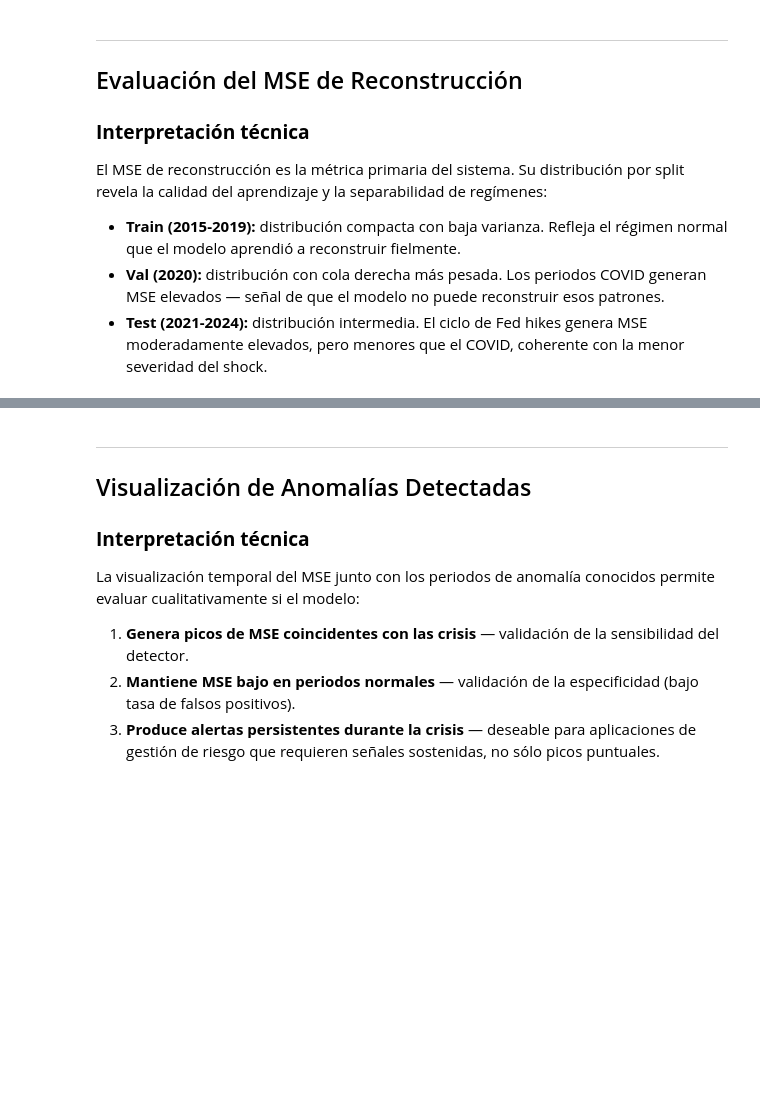
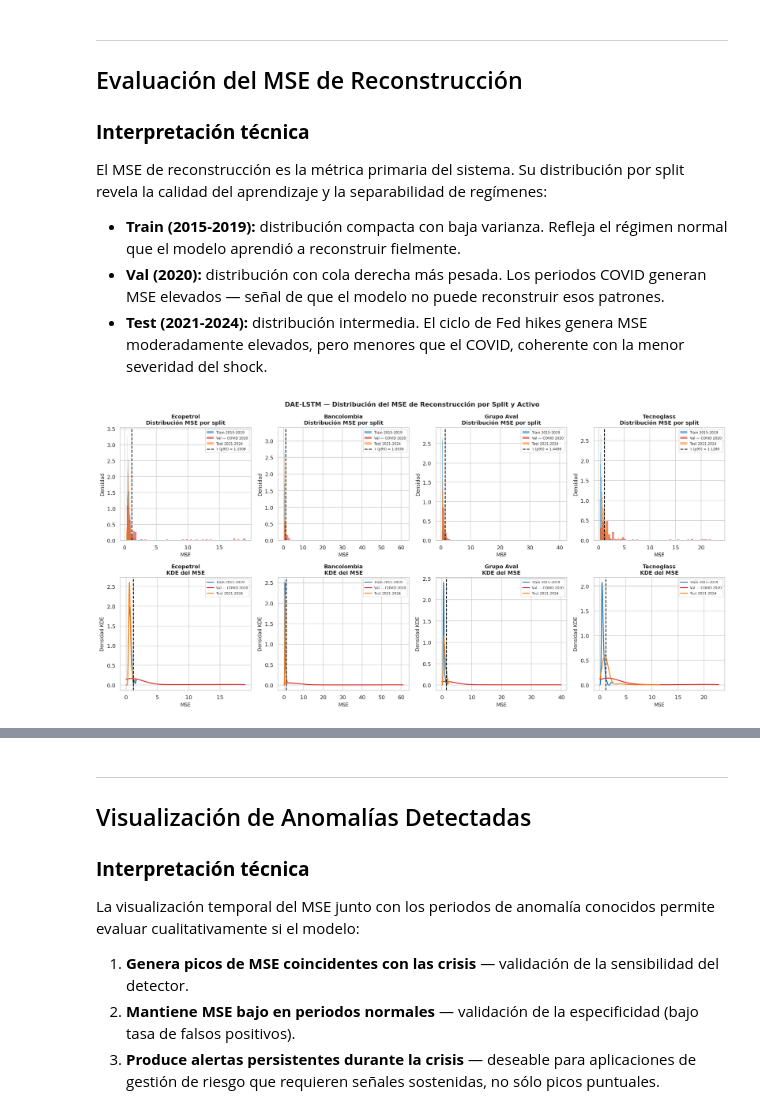
Before and after one commit to MariFraRi/anomaly-detection-colombian-stocks-autoencoder, a Jupyter notebook: notebooks/Notebook_05_Evaluacion.ipynb, the cells around one changed output, grey strips where cells are left out. Saved outputs shown, nothing was run; the diff lists cells and outputs as text; code cells hidden in the pictures; blank space fills up the shorter version.

```diff
--- a/notebooks/Notebook_05_Evaluacion.ipynb
+++ b/notebooks/Notebook_05_Evaluacion.ipynb
@@ -459,41 +495,41 @@ for j, ticker in enumerate(TICKERS):
     axes[0, j].axvline(tau_val, color='black', linewidth=1.6,
                        linestyle='--',
                        label=f'τ (p{THRESHOLD_P}) = {tau_val:.4f}')
-    axes[0, j].set_title(f'{NAMES[ticker]}
-Distribución MSE por split',
+    axes[0, j].set_title(f'{NAMES[ticker]}\nDistribución MSE por split',
                          fontweight='bold')
     axes[0, j].set_xlabel('MSE')
     axes[0, j].set_ylabel('Densidad')
     axes[0, j].legend(fontsize=7)
 
     # KDE comparativo
     for split in ['train', 'val', 'test']:
         m   = sc_lstm[split]['mse']
         bw  = 0.5 * m.std() * len(m) ** (-0.2)
         x_k = np.linspace(0, np.percentile(m, 99.5), 300)
         kde = np.array([np.exp(-0.5 * ((x_k - mi) / bw)**2).sum()
                         for mi in m])
         # usar scipy KDE en su lugar
         from scipy.stats import gaussian_kde
         if m.std() > 0:
             kde_fn = gaussian_kde(m)
             axes[1, j].plot(x_k, kde_fn(x_k),
                             color=split_colors[split],
                             linewidth=1.8, label=split_labels[split])
     axes[1, j].axvline(tau_val, color='black', linewidth=1.6,
                        linestyle='--')
-    axes[1, j].set_title(f'{NAMES[ticker]}
-KDE del MSE',
+    axes[1, j].set_title(f'{NAMES[ticker]}\nKDE del MSE',
                          fontweight='bold')
     axes[1, j].set_xlabel('MSE')
     axes[1, j].set_ylabel('Densidad KDE')
     axes[1, j].legend(fontsize=7)
 
 plt.suptitle('DAE-LSTM — Distribución del MSE de Reconstrucción por Split y Activo',
              fontsize=13, fontweight='bold')
 plt.tight_layout()
 plt.savefig('fig_mse_distribution_all.png', dpi=120, bbox_inches='tight')
 plt.show()
+# %% [output]
+[figure, added]
 # %%
 # ── Tabla estadística del MSE ────────────────────────────────────────────────
 print("ESTADÍSTICAS DEL MSE POR SPLIT — DAE-LSTM")
```
Also changed, not shown: parts of 26 cells of this notebook, 25 other files.
